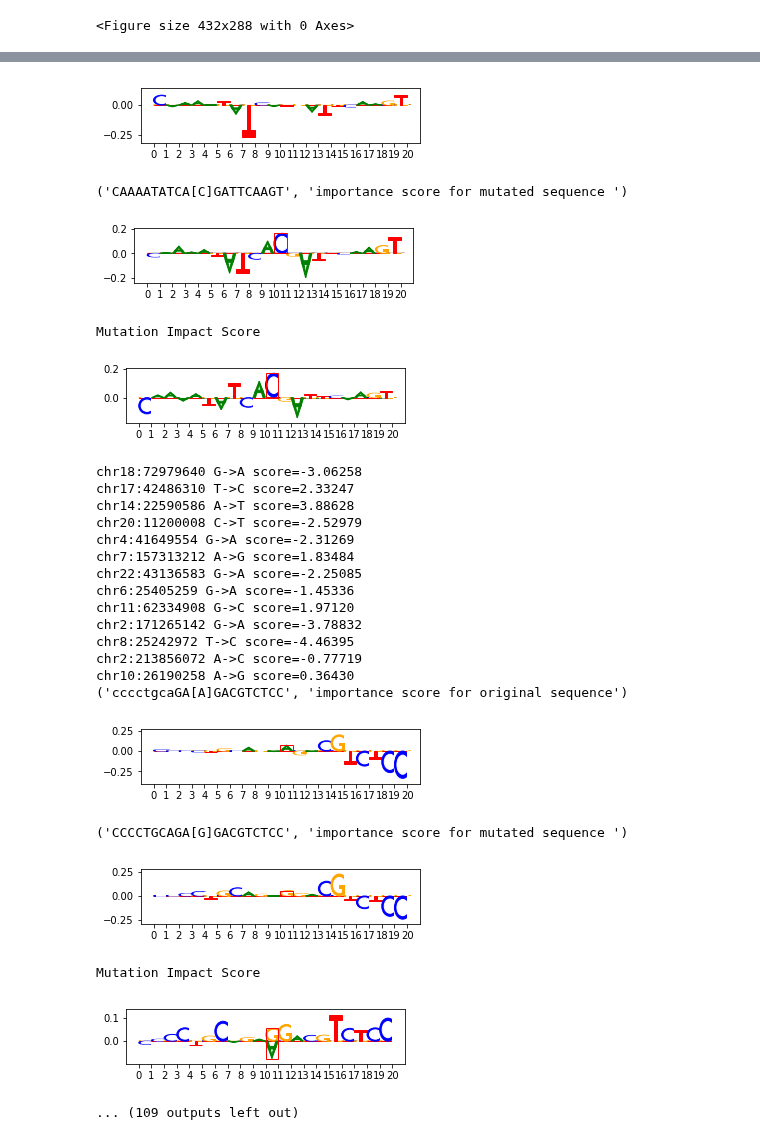
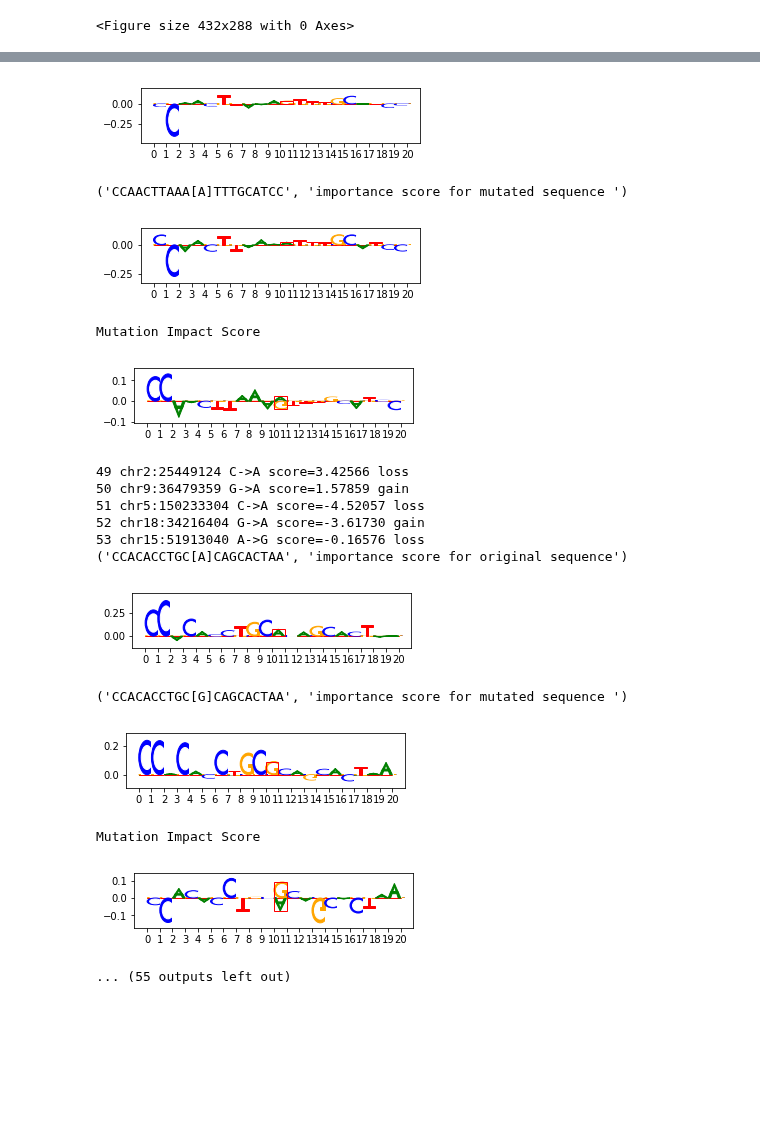
Before and after one commit to kundajelab/tfmodisco_bio_experiments, a Jupyter notebook: results/nandi/bQTL/bQTL_SNP_Score/SNP_Score_SPI1_ChipSeq_18_09_27/under_peak/gen_mis_scores_SPI1_10k_low_score.ipynb, the cells around one changed output, grey strips where cells are left out. Drawn from its saved outputs; the diff is of its cells as text; code cells hidden in the pictures; blank space fills up the shorter version.

Commit message:
low score and loss only

```diff
--- a/results/nandi/bQTL/bQTL_SNP_Score/SNP_Score_SPI1_ChipSeq_18_09_27/under_peak/gen_mis_scores_SPI1_10k_low_score.ipynb
+++ b/results/nandi/bQTL/bQTL_SNP_Score/SNP_Score_SPI1_ChipSeq_18_09_27/under_peak/gen_mis_scores_SPI1_10k_low_score.ipynb
@@ -319,10 +319,12 @@ for snp in range(100):
     #print(snp_orig[snp][495:505])
     line = lines[snp]
     fields = line.split('\t')
+    alt_depth = int(fields[3])
+    ref_depth = int(fields[4])
+    print("%d %s:%s %s->%s score=%.5f %s" % (snp, fields[0], fields[1], fields[6], fields[5], x[snp],
+          "gain" if alt_depth > ref_depth else "loss"))
 
-    print("%s:%s %s->%s score=%.5f" % (fields[0], fields[1], fields[6], fields[5], x[snp]))
-
-    if abs(x[snp]) <= thresh:
+    if not (abs(x[snp]) > thresh or alt_depth > ref_depth):
         print(seqs_str(orig_seqs, snp), "importance score for original sequence")
         viz_sequence.plot_weights(snp_orig[snp][490:510], figsize=(5,1), highlight={'r':[(10,11)]})
 
@@ -334,7 +336,7 @@ for snp in range(100):
         #snp_alleles[i] = snp_allele
         snp_diffs  [i] = snp_diff
 
-        if abs(x[snp]) > thresh:
+        if abs(x[snp]) > thresh or alt_depth > ref_depth:
             continue
         if fields[5] == seqs[i][snp][500]:
         #if i == allele_idx[snp]:
@@ -392,25 +394,17 @@ chr5:79683327 T->C score=-0.30390
-[figure, old version]
+[figure, new version]
-('CAAAATATCA[C]GATTCAAGT', 'importance score for mutated sequence ')
+('CCAACTTAAA[A]TTTGCATCC', 'importance score for mutated sequence ')
-[figure, old version]
+[figure, new version]
 Mutation Impact Score
-[figure, old version]
+[figure, new version]
-chr18:72979640 G->A score=-3.06258
-chr17:42486310 T->C score=2.33247
-chr14:22590586 A->T score=3.88628
-chr20:11200008 C->T score=-2.52979
-chr4:41649554 G->A score=-2.31269
-chr7:157313212 A->G score=1.83484
-chr22:43136583 G->A score=-2.25085
-chr6:25405259 G->A score=-1.45336
-chr11:62334908 G->C score=1.97120
-chr2:171265142 G->A score=-3.78832
-chr8:25242972 T->C score=-4.46395
-chr2:213856072 A->C score=-0.77719
-chr10:26190258 A->G score=0.36430
-('cccctgcaGA[A]GACGTCTCC', 'importance score for original sequence')
+49 chr2:25449124 C->A score=3.42566 loss
+50 chr9:36479359 G->A score=1.57859 gain
+51 chr5:150233304 C->A score=-4.52057 loss
+52 chr18:34216404 G->A score=-3.61730 gain
+53 chr15:51913040 A->G score=-0.16576 loss
+('CCACACCTGC[A]CAGCACTAA', 'importance score for original sequence')
-[figure, old version]
+[figure, new version]
-('CCCCTGCAGA[G]GACGTCTCC', 'importance score for mutated sequence ')
+('CCACACCTGC[G]CAGCACTAA', 'importance score for mutated sequence ')
-[figure, old version]
+[figure, new version]
 Mutation Impact Score
-[figure, old version]
+[figure, new version]
-... (109 outputs left out)
+... (55 outputs left out)
```
Also changed, not shown: parts of 1 cell of this notebook.
